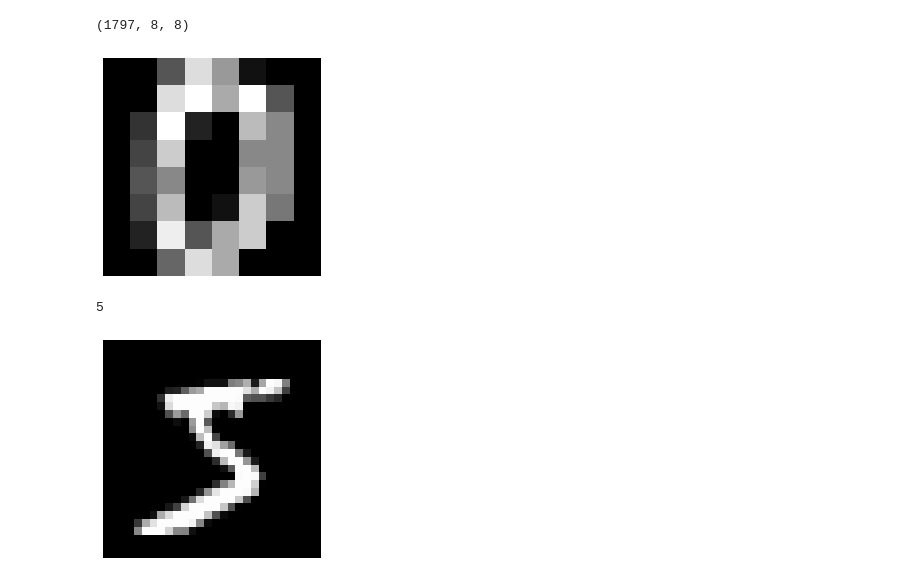
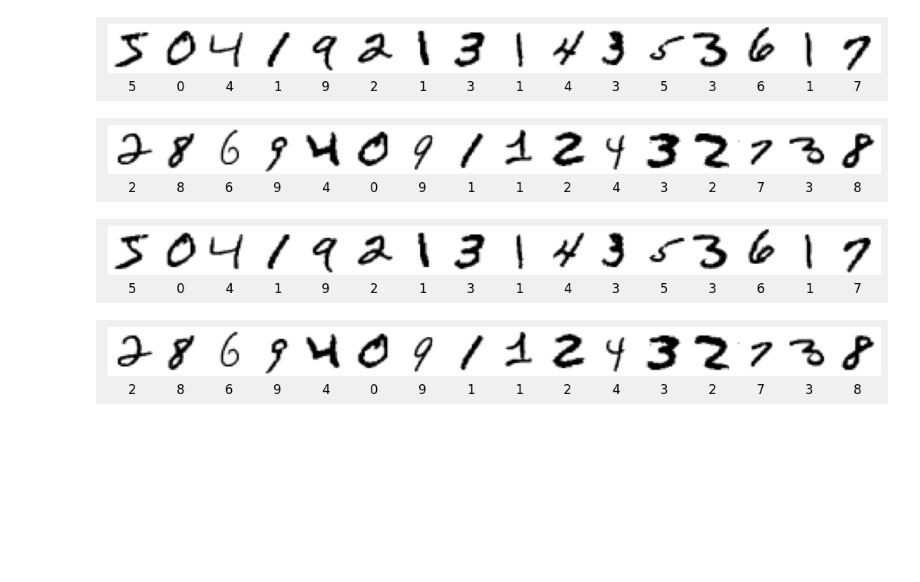
Before and after one commit to taimoon/handwritten-digits-recognition, a Jupyter notebook: exploring dataset.ipynb, the cells around one changed output. Drawn from its saved outputs; the diff is of its cells as text; code cells hidden in the pictures; blank space fills up the shorter version.

```diff
--- a/exploring dataset.ipynb
+++ b/exploring dataset.ipynb
@@ -6,25 +19,11 @@ from sklearn.datasets import load_digits
 import matplotlib.pyplot as plt
-# %%
-digits = load_digits()
-digits.images.shape
-# %% [output]
-(1797, 8, 8)
-# %%
-plt.gray()
-plt.axis('off')
-plt.imshow(digits.images[0]);
-# %% [output]
-[figure, removed]
-# %%
-mnist.download()
-labels = mnist.extract_labels('mnist_data/train-labels-idx1-ubyte.gz', 1)
-labels[0]
-# %% [output]
-5
-# %%
-data = mnist.extract_images('mnist_data/train-images-idx3-ubyte.gz', 1)
-image = data[0].squeeze()
-plt.axis('off')
-plt.imshow(image, cmap='gray');
-# %% [output]
-[figure, removed]
+# %%
+from utils import *
+mnist.download()
+digits, labels = mnist.extract_train()
+display_digits_line(digits, labels, '', 48)
+# %% [output]
+[figure, added]
+[figure, added]
+[figure, added]
+[figure, added]
```
Also changed, not shown: parts of 2 cells of this notebook, 6 other files.
